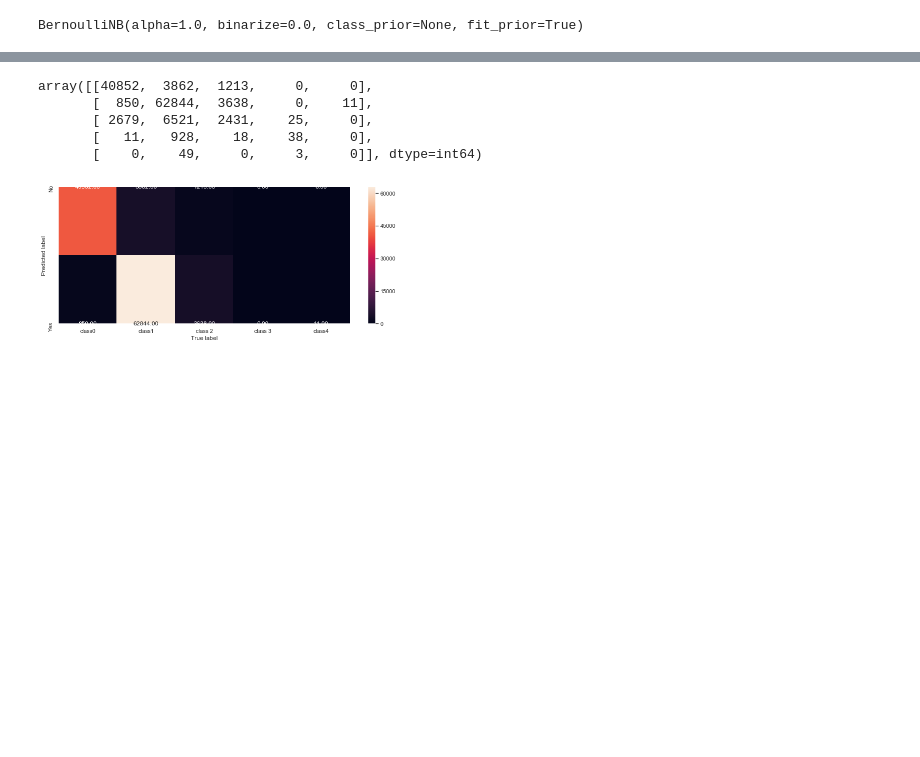
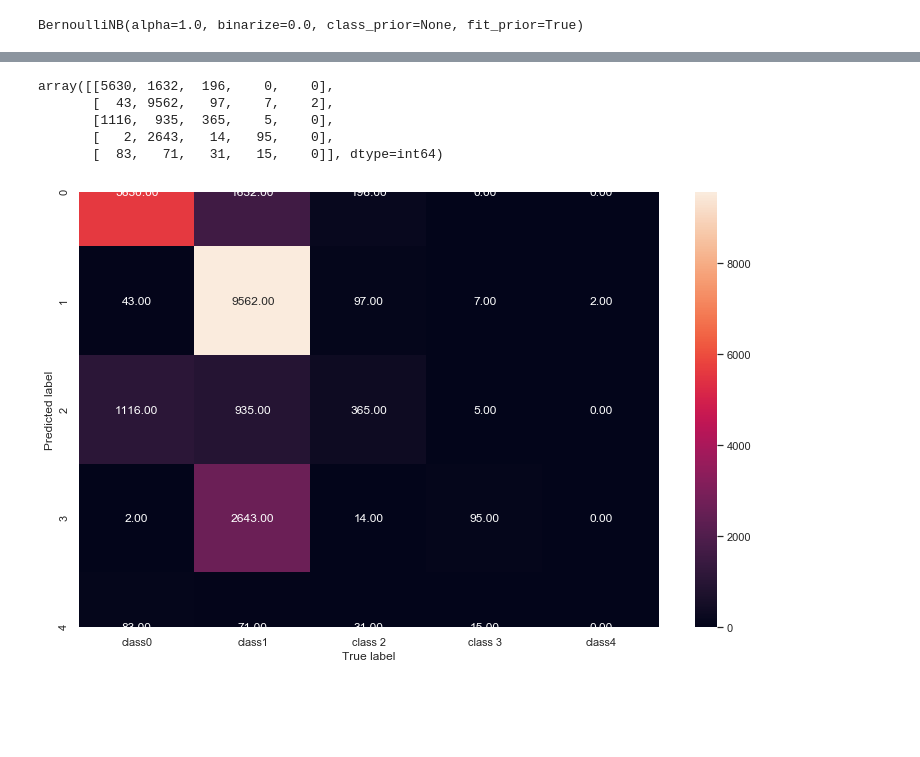
Before and after one commit to abdullahbilalawan/Intrusion_detction_using_AIand-ml, a Jupyter notebook: Intrusion_ml.ipynb, the cells around one changed output, grey strips where cells are left out. Saved outputs shown, nothing was run; the diff lists cells and outputs as text; code cells hidden in the pictures; blank space fills up the shorter version.

```diff
--- a/Intrusion_ml.ipynb
+++ b/Intrusion_ml.ipynb
@@ -317,11 +333,11 @@ encoded_train.head()  # all categorial data has been converted to encodings now
 
 # reshape target column attack_class to 1D array shape 1 d array is made because the random oversampling requires so
 c, r = Ytrain.values.shape
-Ytrain = attacks_train.values.reshape(c,)
+Ytrain = Ytrain.values.reshape(c,)
 print(Ytrain.size ,'is the size of 1 dimensional np array ')
 #reshaping the target column in test dataset
-# d, e = attacks_test.values.shape
-# Ytest = attacks_test.values.reshape(d,)
+d, e = Ytest.values.shape
+Ytest = Ytest.values.reshape(d,)
 # %% [output]
 125973 is the size of 1 dimensional np array
 # %%
@@ -464,5 +469,8 @@ print(Ytest.shape)
 # %%
-X_test= encoded_test
+X_test= encoded_test[['service', 'flag', 'src_bytes', 'dst_bytes', 'count', 'srv_count',
+       'srv_serror_rate', 'same_srv_rate', 'dst_host_count',
+       'dst_host_srv_count', 'dst_host_same_src_port_rate',
+       'dst_host_serror_rate', 'difficulty']]
 
 print(X_test.shape)
 print(Ytest.shape)
@@ -518,6 +542,6 @@ BernoulliNB(alpha=1.0, binarize=0.0, class_prior=None, fit_prior=True)
 # %%
 #checking the results on train data
 
-predict_training = bernoulli_model.predict(X_test)
-print('Target on train data',predict_training)
+predict_train_bernoulli = bernoulli_model.predict(X_test)
+print('Target on train data',predict_train_bernoulli)
 # %% [output]
@@ -562,19 +574,19 @@ Ytest
 # %%
-cm = metrics.confusion_matrix(Ytest,predict_training)
+cm = metrics.confusion_matrix(Ytest,predict_train_bernoulli)
 cm
 # %% [output]
-array([[40852,  3862,  1213,     0,     0],
-       [  850, 62844,  3638,     0,    11],
-       [ 2679,  6521,  2431,    25,     0],
-       [   11,   928,    18,    38,     0],
-       [    0,    49,     0,     3,     0]], dtype=int64)
+array([[5630, 1632,  196,    0,    0],
+       [  43, 9562,   97,    7,    2],
+       [1116,  935,  365,    5,    0],
+       [   2, 2643,   14,   95,    0],
+       [  83,   71,   31,   15,    0]], dtype=int64)
 # %%
 
 
-sn.heatmap(cm, annot=True,  fmt='.2f', xticklabels = ["class0", "class1","class 2","class 3","class4"] , yticklabels = ["No", "Yes"],cbar=True)
+sn.heatmap(cm, annot=True,  fmt='.2f', xticklabels = ["class0", "class1","class 2","class 3","class4"] , yticklabels = ["0", "1","2","3","4"],cbar=True)
 plt.xlabel('True label',fontsize=12)
 plt.ylabel('Predicted label',fontsize=12)
 
-sn.set(rc={'figure.figsize':(13,5)})
+sn.set(rc={'figure.figsize':(13,8)})
 # %% [output]
-[figure, old version]
+[figure, new version]
```
Also changed, not shown: parts of 32 cells of this notebook.
